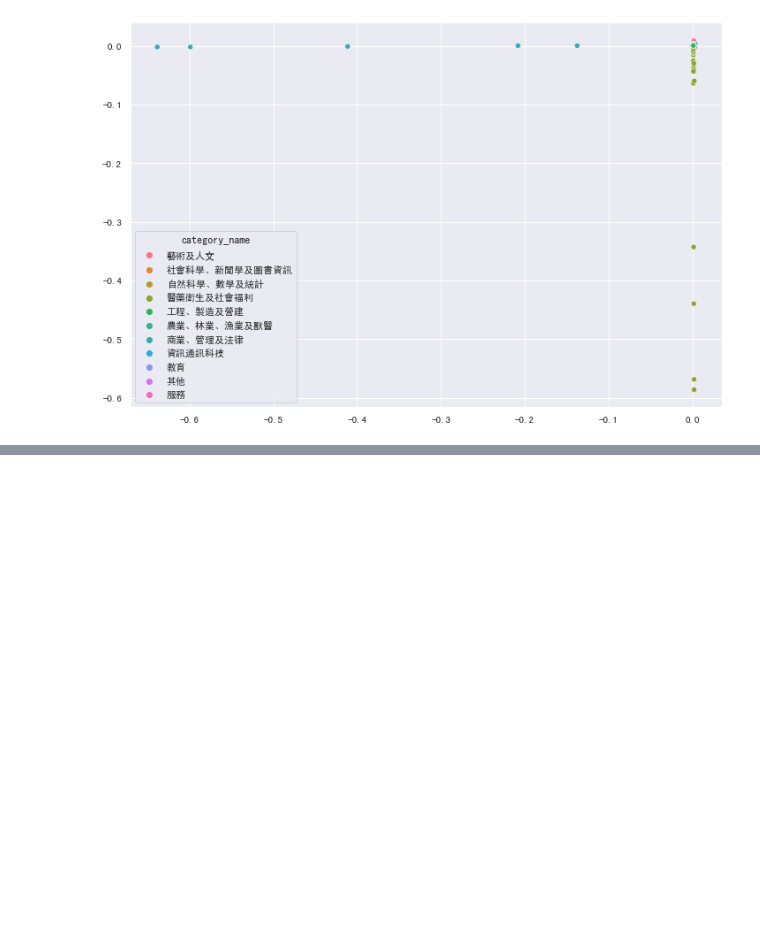
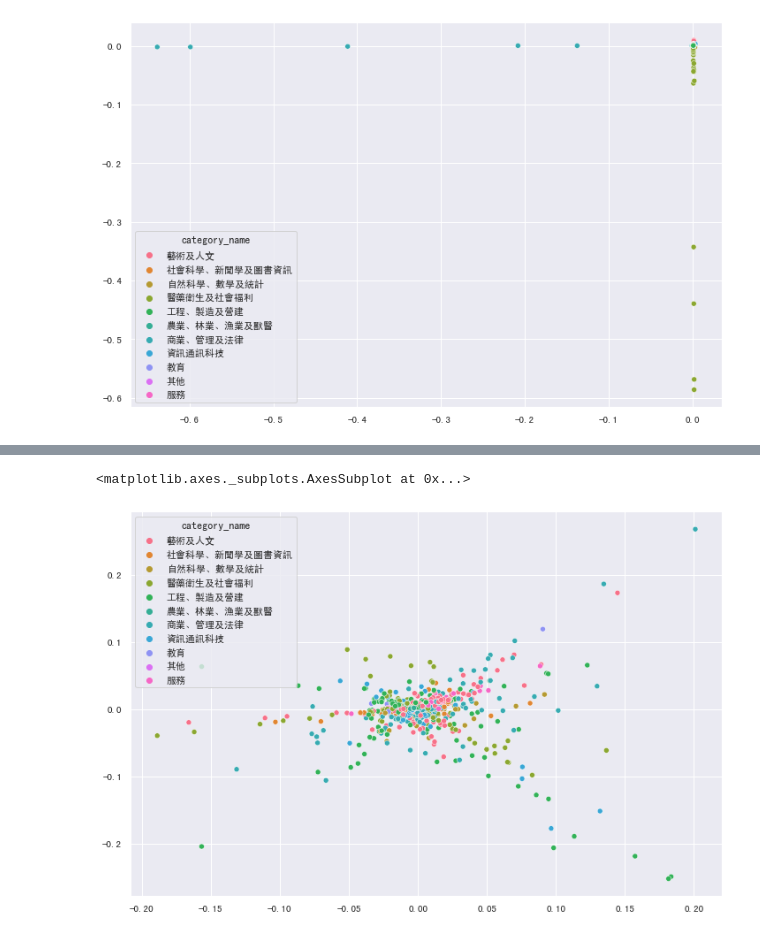
Before and after one commit to kevin-0211/Statistical-Learning, a Jupyter notebook: hw3/B07902034_Hw3.ipynb, the cells around one changed output, grey strips where cells are left out. Drawn from its saved outputs; the diff is of its cells as text; code cells hidden in the pictures; blank space fills up the shorter version.

```diff
--- a/hw3/B07902034_Hw3.ipynb
+++ b/hw3/B07902034_Hw3.ipynb
@@ -469,0 +469,11 @@ from sklearn.manifold import LocallyLinearEmbedding
+# %%
+# 100 PCA + 20 neighbors
+pca_100 = PCA(n_components=100)
+x_pca_100 = pca_100.fit_transform(dep_stu2)
+
+pca_lle = LocallyLinearEmbedding(n_components=2, n_neighbors=20)
+x_pca_lle = pca_lle.fit_transform(x_pca_100)
+sns.scatterplot(x=x_pca_lle[:,0], y=x_pca_lle[:,1], hue=colname_df['category_name'])
+# %% [output]
+<matplotlib.axes._subplots.AxesSubplot at 0x...>
+[figure, added]
```
Also changed, not shown: parts of 4 cells of this notebook.
